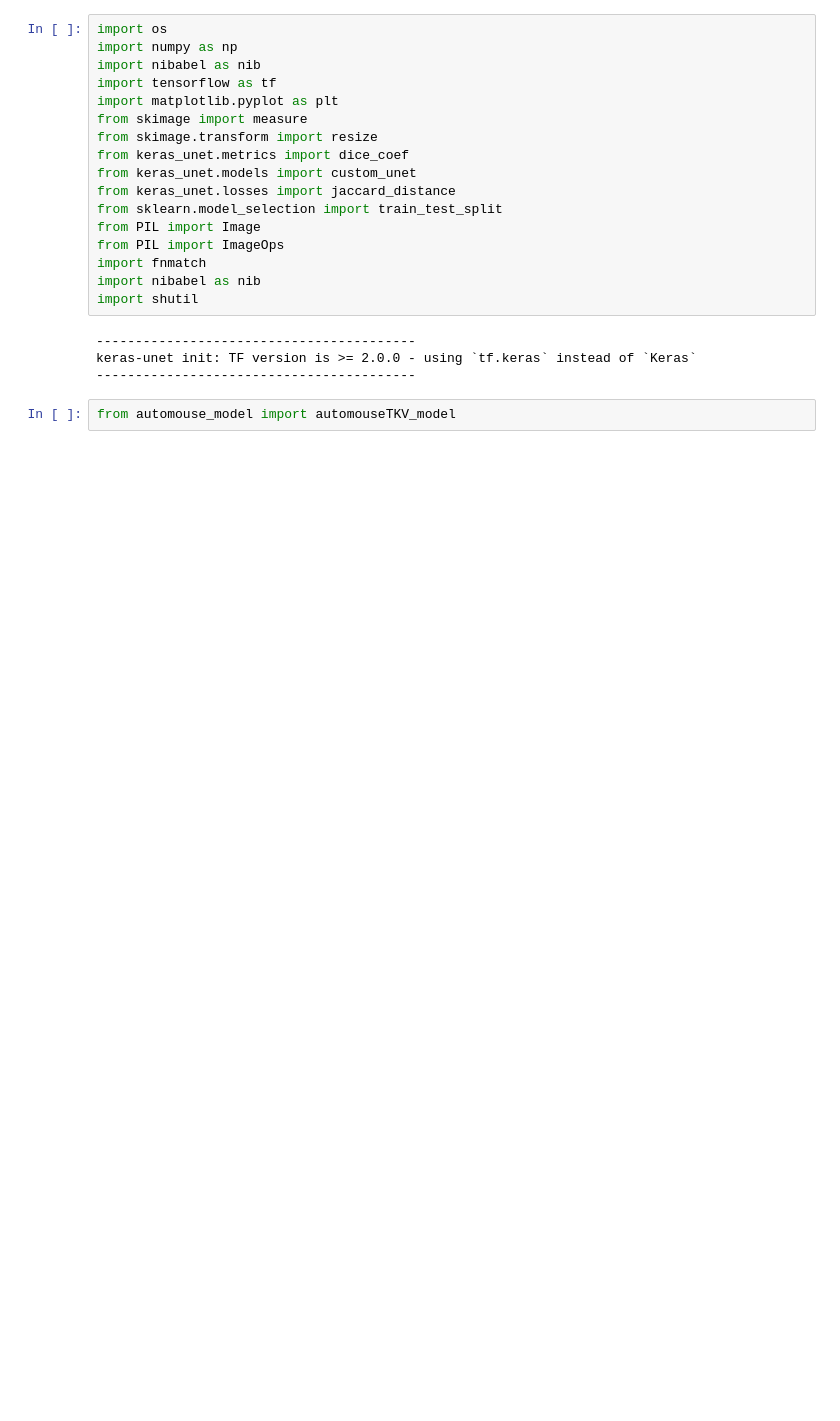
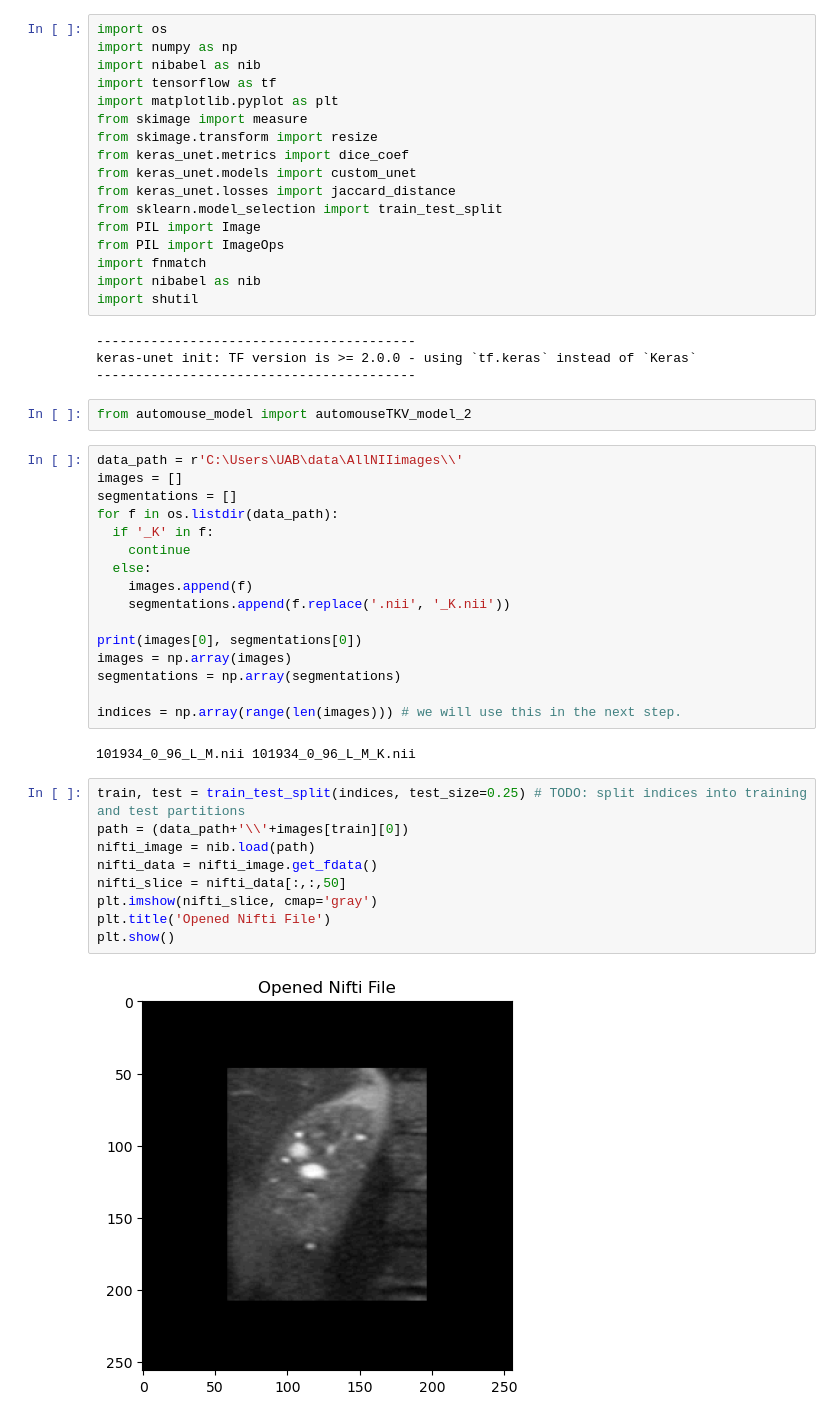
Before and after one commit to EmmaSchmidt2021/Kidney-Segmentation-Jupyter, a Jupyter notebook: AutoUnet.ipynb, the cells around one changed output. Cells and saved outputs as stored; diff of their text form; blank space fills up the shorter version.

```diff
--- a/AutoUnet.ipynb
+++ b/AutoUnet.ipynb
@@ -20,4 +20,33 @@ import shutil
 keras-unet init: TF version is >= 2.0.0 - using `tf.keras` instead of `Keras`
 -----------------------------------------
 # %%
-from automouse_model import automouseTKV_model
+from automouse_model import automouseTKV_model_2
+# %%
+data_path = r'C:\Users\UAB\data\AllNIIimages\\'
+images = []
+segmentations = []
+for f in os.listdir(data_path):
+  if '_K' in f:
+    continue
+  else:
+    images.append(f)
+    segmentations.append(f.replace('.nii', '_K.nii'))
+
+print(images[0], segmentations[0])
+images = np.array(images)
+segmentations = np.array(segmentations)
+
+indices = np.array(range(len(images))) # we will use this in the next step.
+# %% [output]
+101934_0_96_L_M.nii 101934_0_96_L_M_K.nii
+# %%
+train, test = train_test_split(indices, test_size=0.25) # TODO: split indices into training and test partitions
+path = (data_path+'\\'+images[train][0])
+nifti_image = nib.load(path)
+nifti_data = nifti_image.get_fdata()
+nifti_slice = nifti_data[:,:,50]
+plt.imshow(nifti_slice, cmap='gray')
+plt.title('Opened Nifti File')
+plt.show()
+# %% [output]
+[figure, added]
```
Also changed, not shown: parts of 11 cells of this notebook, 2 other files.
